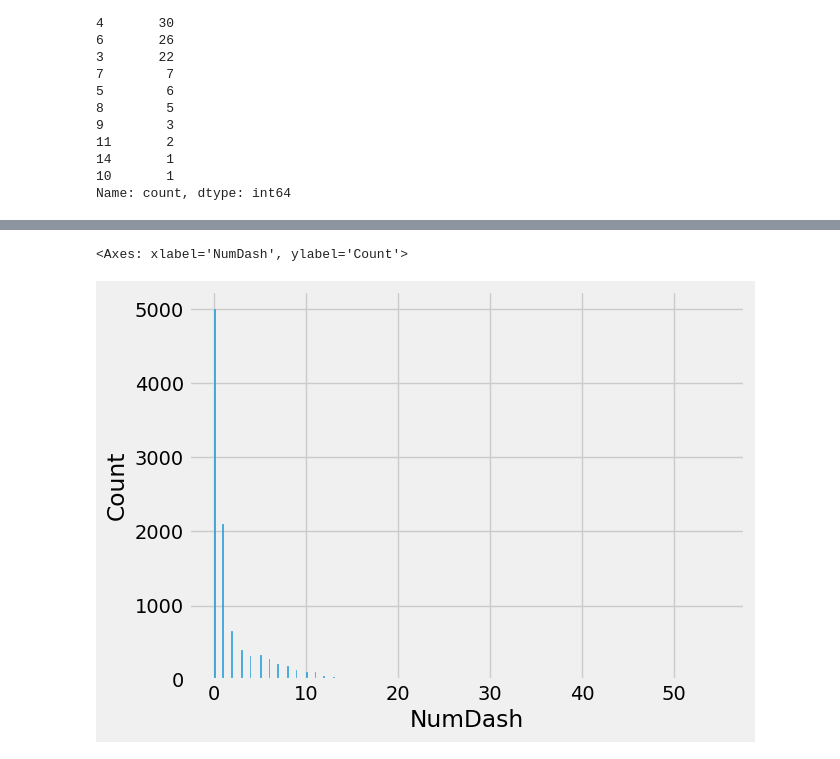
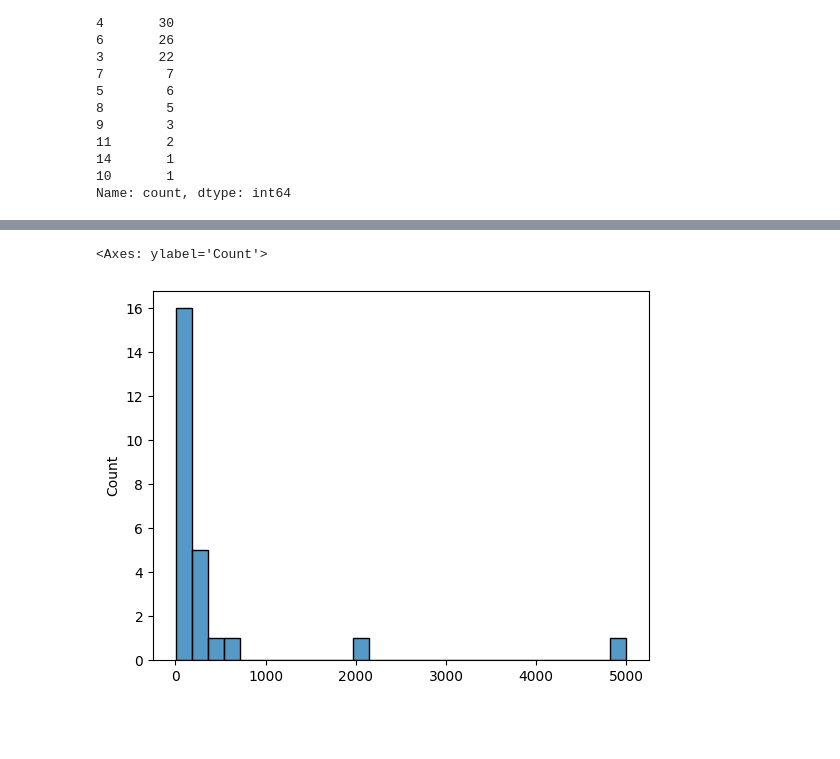
Before and after one commit to QaziSaim/Phishing-Domain-Detection, a Jupyter notebook: notebook/PhishingClassifierProject.ipynb, the cells around one changed output, grey strips where cells are left out. Cells and saved outputs as stored; diff of their text form; code cells hidden in the pictures; blank space fills up the shorter version.

Commit message:
continue visualization

```diff
--- a/notebook/PhishingClassifierProject.ipynb
+++ b/notebook/PhishingClassifierProject.ipynb
@@ -460,5 +497,5 @@ plt.show()
 # %%
-sns.histplot(x=df['NumDash'])
+sns.histplot(x=df['NumDash'].value_counts().values)
 # %% [output]
-<Axes: xlabel='NumDash', ylabel='Count'>
+<Axes: ylabel='Count'>
-[figure, old version]
+[figure, new version]
```
Also changed, not shown: parts of 21 cells of this notebook.
